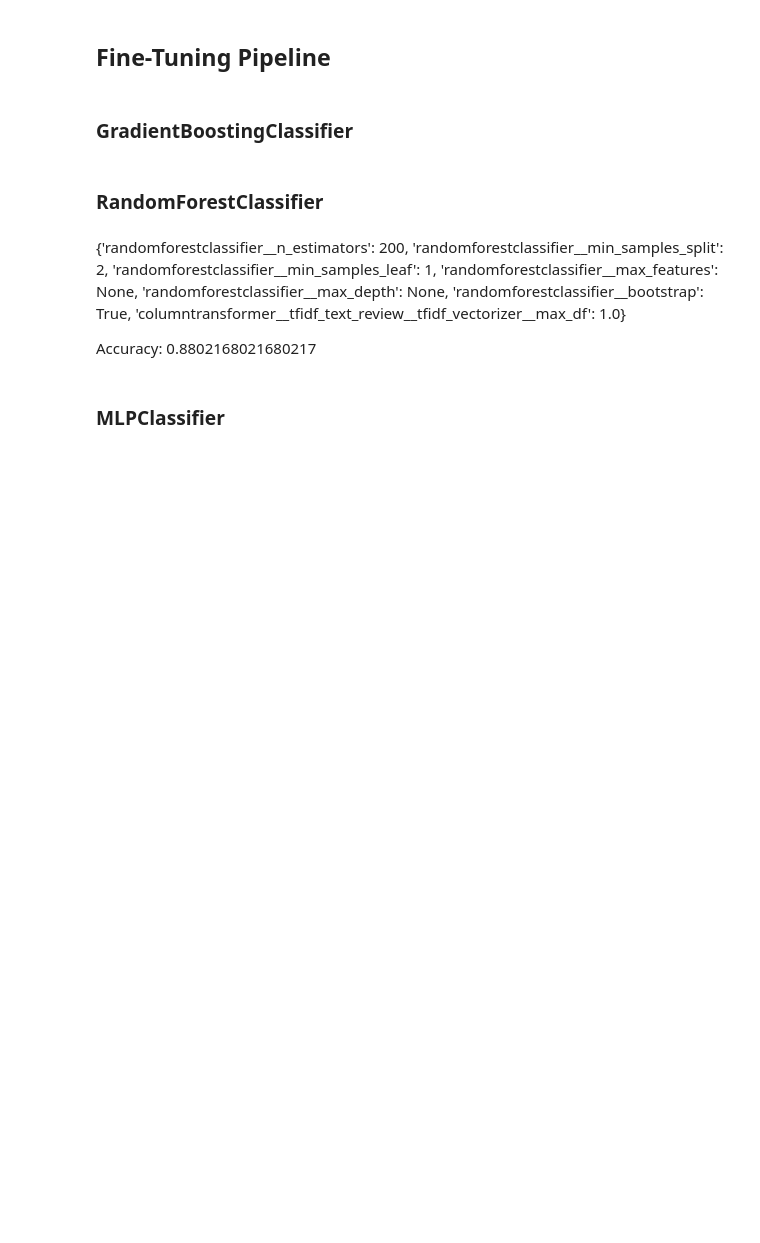
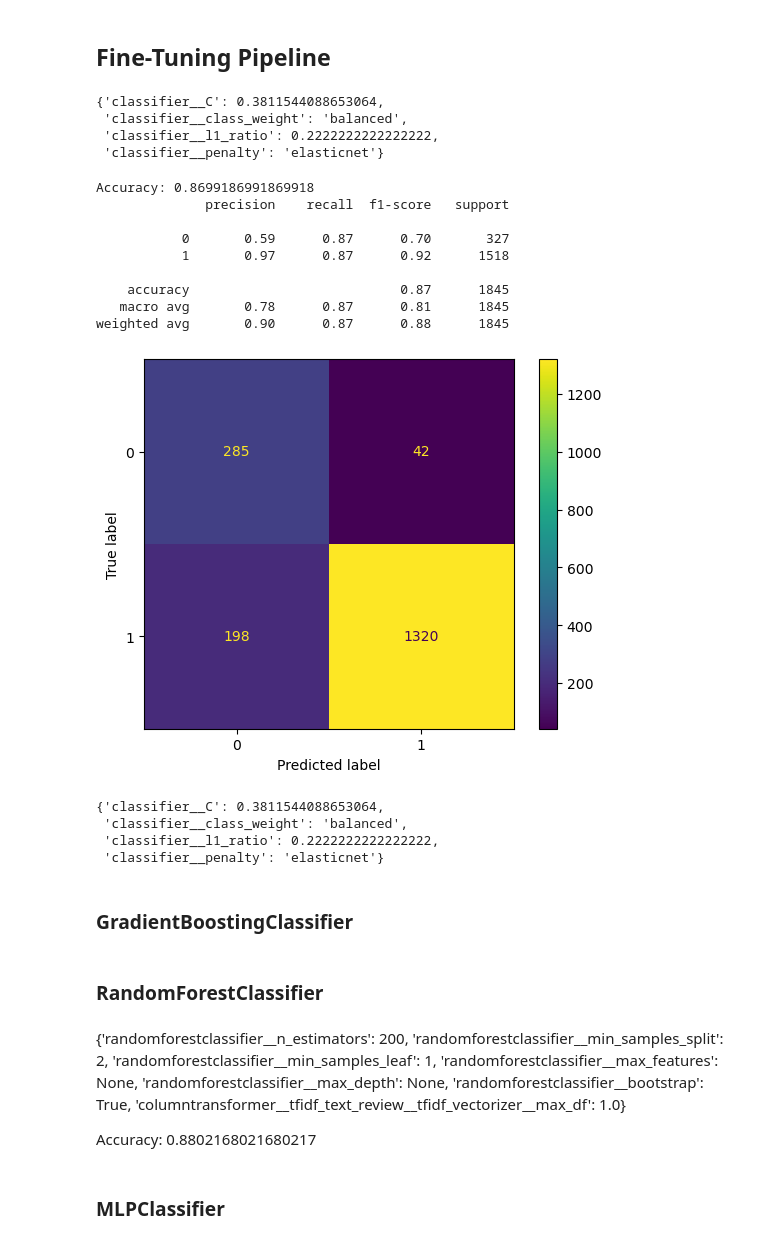
Before and after one commit to LucWill/fashion-forecasting, a Jupyter notebook: starter/starter.ipynb, the cells around one changed output. Cells and saved outputs as stored; diff of their text form; code cells hidden in the pictures; blank space fills up the shorter version.

```diff
--- a/starter/starter.ipynb
+++ b/starter/starter.ipynb
@@ -675,10 +880,11 @@ from sklearn.linear_model import LogisticRegression
 
 lr_model_pipeline = Pipeline([
     ('features', full_feature_union),
-    ('classifier', LogisticRegression(random_state=27)),
+#    ('classifier', LogisticRegression(random_state=27)),
+    ('classifier', LogisticRegression(max_iter=2000, solver='saga', random_state=42)),
 ])
 
-lr_model_pipeline.fit(X_train, y_train)
+#lr_model_pipeline.fit(X_train, y_train)
 # %%
 from sklearn.metrics import accuracy_score
 
@@ -689,5 +897,62 @@ print('Accuracy:', accuracy_lr_pipeline)
 # %% [markdown]
 ## Fine-Tuning Pipeline
+# %%
+from sklearn.model_selection import RandomizedSearchCV
+
+param_distributions = {
+    'classifier__penalty': ['l1', 'l2', 'elasticnet'],
+    'classifier__C': loguniform(1e-4, 1e2),
+    'classifier__l1_ratio': np.linspace(0, 1, 10),  # wird ignoriert, wenn nicht elasticnet
+    'classifier__class_weight': [None, 'balanced']
+}
+
+search = RandomizedSearchCV(
+    lr_model_pipeline,
+    param_distributions=param_distributions,
+    n_iter=5,
+    scoring='f1',
+    cv=5,
+    n_jobs=1,
+    random_state=42
+)
+
+search.fit(X_train, y_train)
+search.best_params_
+# %% [output]
+{'classifier__C': 0.3811544088653064,
+ 'classifier__class_weight': 'balanced',
+ 'classifier__l1_ratio': 0.2222222222222222,
+ 'classifier__penalty': 'elasticnet'}
+# %%
+from sklearn.metrics import accuracy_score
+from sklearn.metrics import classification_report, confusion_matrix, ConfusionMatrixDisplay
+
+model_best_lr = search.best_estimator_
+model_best_lr
+y_pred_optimized_pipeline = model_best_lr.predict(X_test)
+accuracy_optimized_pipeline = accuracy_score(y_test, y_pred_optimized_pipeline)
+
+print('Accuracy:', accuracy_optimized_pipeline)
+
+print(classification_report(y_test, y_pred_optimized_pipeline))
+ConfusionMatrixDisplay.from_estimator(model_best_lr, X_test, y_test)
+plt.show()
+search.best_params_
+# %% [output]
+Accuracy: 0.8699186991869918
+              precision    recall  f1-score   support
+
+           0       0.59      0.87      0.70       327
+           1       0.97      0.87      0.92      1518
+
+    accuracy                           0.87      1845
+   macro avg       0.78      0.87      0.81      1845
+weighted avg       0.90      0.87      0.88      1845
+[figure, added]
+{'classifier__C': 0.3811544088653064,
+ 'classifier__class_weight': 'balanced',
+ 'classifier__l1_ratio': 0.2222222222222222,
+ 'classifier__penalty': 'elasticnet'}
 # %% [markdown]
 ### GradientBoostingClassifier
 # %%
```
Also changed, not shown: parts of 43 cells of this notebook, 3 other files.
